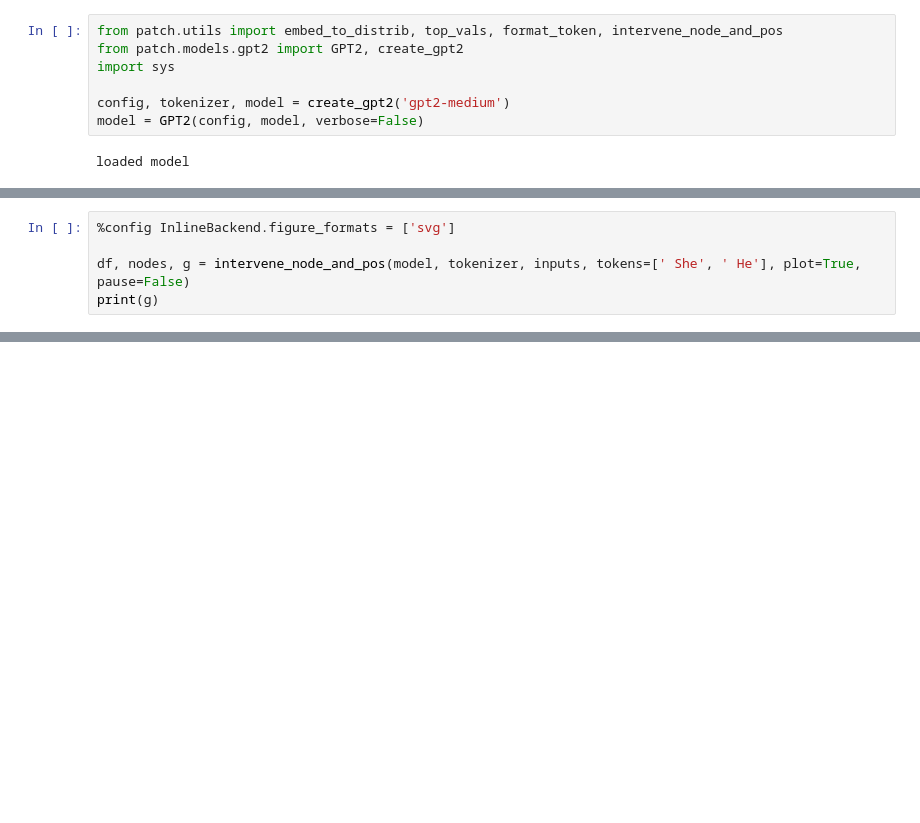
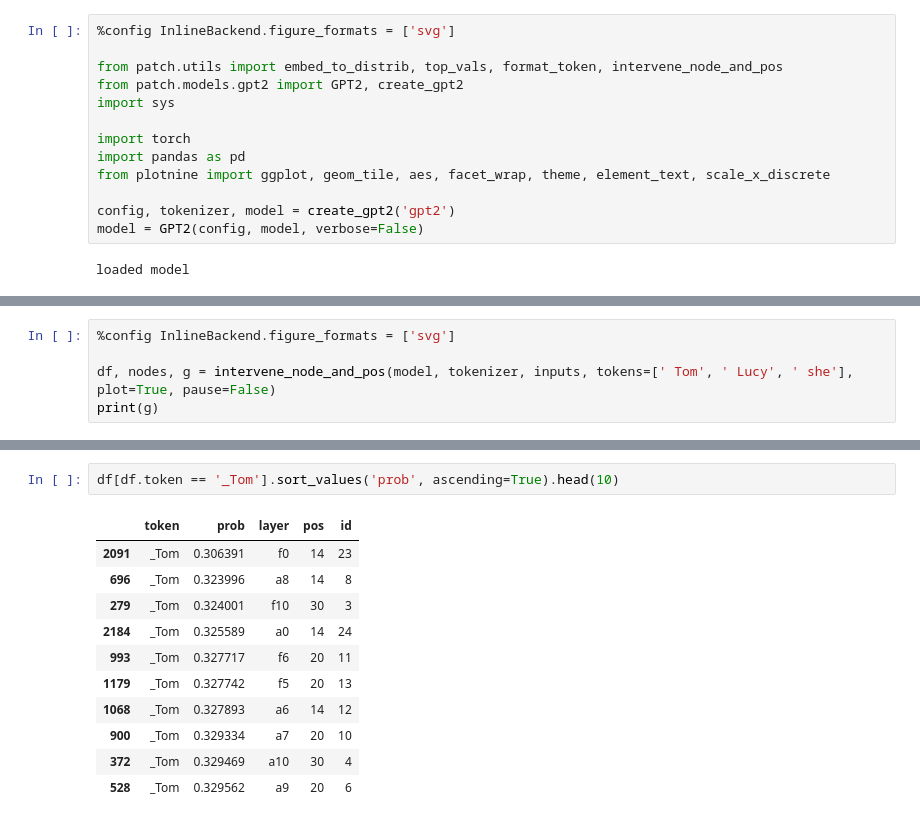
Before and after one commit to aryamanarora/nano-causal-interventions, a Jupyter notebook: Coref.ipynb, the cells around one changed output, grey strips where cells are left out. Saved outputs shown, nothing was run; the diff lists cells and outputs as text; blank space fills up the shorter version.

```diff
--- a/Coref.ipynb
+++ b/Coref.ipynb
@@ -1,9 +1,15 @@
 # %%
+%config InlineBackend.figure_formats = ['svg']
+
 from patch.utils import embed_to_distrib, top_vals, format_token, intervene_node_and_pos
 from patch.models.gpt2 import GPT2, create_gpt2
 import sys
 
-config, tokenizer, model = create_gpt2('gpt2-medium')
+import torch
+import pandas as pd
+from plotnine import ggplot, geom_tile, aes, facet_wrap, theme, element_text, scale_x_discrete
+
+config, tokenizer, model = create_gpt2('gpt2')
 model = GPT2(config, model, verbose=False)
 # %% [output]
 loaded model
@@ -46,7 +135,21 @@ _But                 0.013927387073636055
 # %%
 %config InlineBackend.figure_formats = ['svg']
 
-df, nodes, g = intervene_node_and_pos(model, tokenizer, inputs, tokens=[' She', ' He'], plot=True, pause=False)
+df, nodes, g = intervene_node_and_pos(model, tokenizer, inputs, tokens=[' Tom', ' Lucy', ' she'], plot=True, pause=False)
 print(g)
 # %% [output]
 [drawing not drawn]
+# %%
+df[df.token == '_Tom'].sort_values('prob', ascending=True).head(10)
+# %% [output]
+|  | token | prob | layer | pos | id |
+| 2091 | _Tom | 0.306391 | f0 | 14 | 23 |
+| 696 | _Tom | 0.323996 | a8 | 14 | 8 |
+| 279 | _Tom | 0.324001 | f10 | 30 | 3 |
+| 2184 | _Tom | 0.325589 | a0 | 14 | 24 |
+| 993 | _Tom | 0.327717 | f6 | 20 | 11 |
+| 1179 | _Tom | 0.327742 | f5 | 20 | 13 |
+| 1068 | _Tom | 0.327893 | a6 | 14 | 12 |
+| 900 | _Tom | 0.329334 | a7 | 20 | 10 |
+| 372 | _Tom | 0.329469 | a10 | 30 | 4 |
+| 528 | _Tom | 0.329562 | a9 | 20 | 6 |
```
Also changed, not shown: parts of 10 cells of this notebook.
